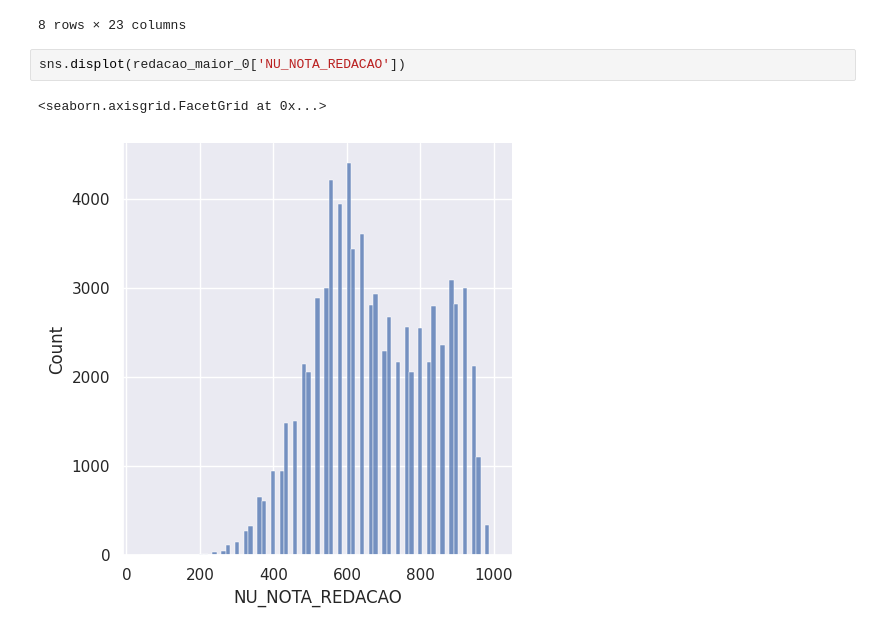
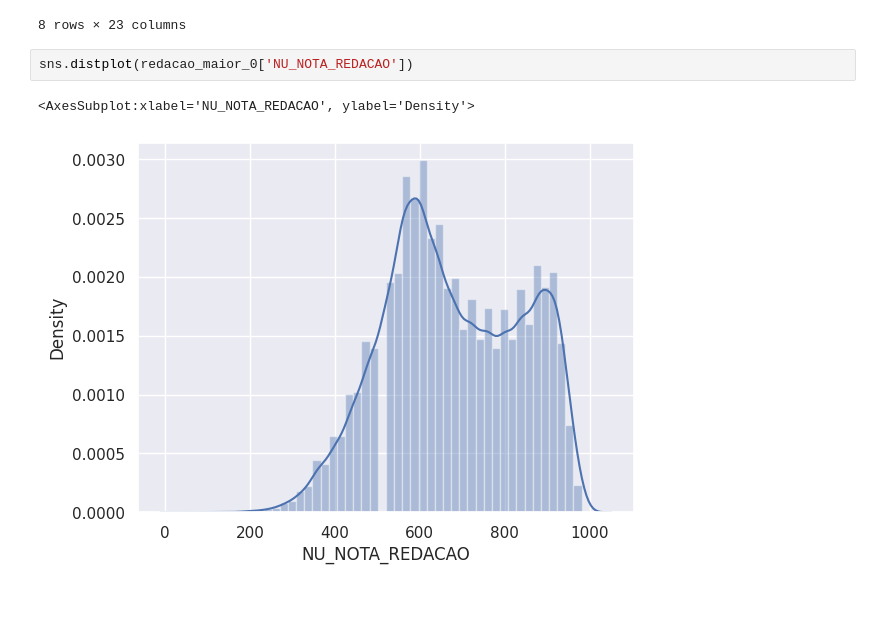
Before and after one commit to marcusfortes/projeto-final-bgds-marcus-fortes, a Jupyter notebook: trabalho_final.ipynb, the cells around one changed output. Saved outputs shown, nothing was run; the diff lists cells and outputs as text; blank space fills up the shorter version.

```diff
--- a/trabalho_final.ipynb
+++ b/trabalho_final.ipynb
@@ -209,7 +209,7 @@ redacao_maior_0.describe()
 | max | 2021.0 | 20.000000 | 4.000000 | 15.000000 | 1.0 | 1.0 | ... |
 8 rows × 23 columns
 # %%
-sns.displot(redacao_maior_0['NU_NOTA_REDACAO'])
+sns.distplot(redacao_maior_0['NU_NOTA_REDACAO'])
 # %% [output]
-<seaborn.axisgrid.FacetGrid at 0x...>
+<AxesSubplot:xlabel='NU_NOTA_REDACAO', ylabel='Density'>
-[figure, old version]
+[figure, new version]
```
Also changed, not shown: parts of 56 cells of this notebook.
